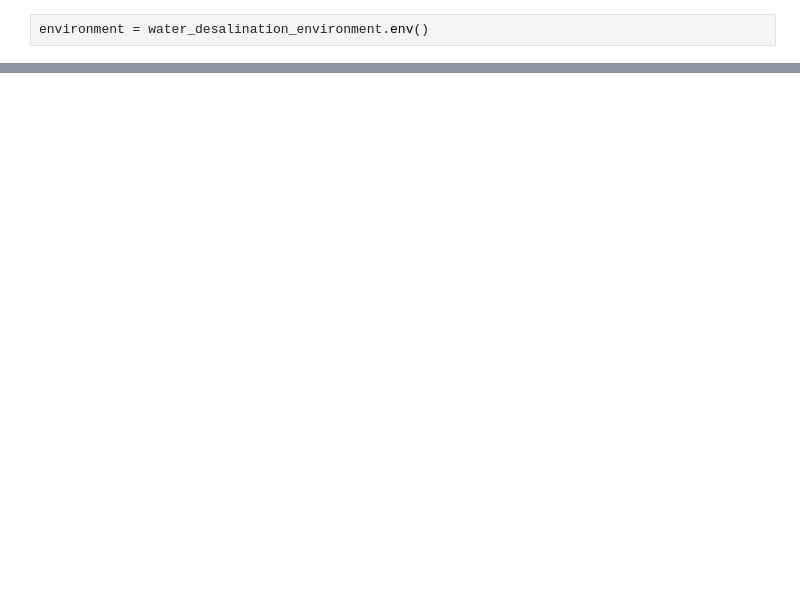
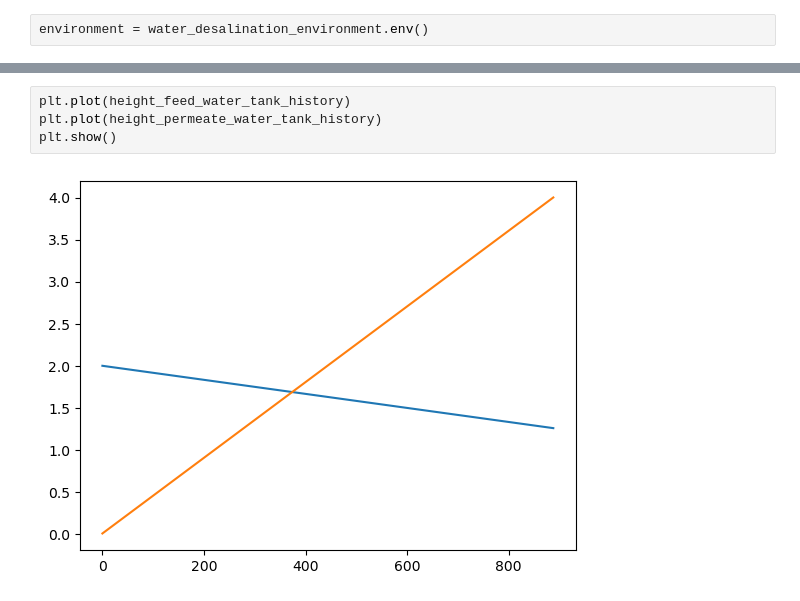
Before and after one commit to Mario-16180/water_desalination, a Jupyter notebook: testing.ipynb, the cells around one changed output, grey strips where cells are left out. Cells and saved outputs as stored; diff of their text form; blank space fills up the shorter version.

```diff
--- a/testing.ipynb
+++ b/testing.ipynb
@@ -20,0 +42,6 @@ Box([-4.8000002e+00 -3.4028235e+38 -4.1887903e-01 -3.4028235e+38], [4.8000002e+0
+# %%
+plt.plot(height_feed_water_tank_history)
+plt.plot(height_permeate_water_tank_history)
+plt.show()
+# %% [output]
+[figure, added]
```
Also changed, not shown: parts of 11 cells of this notebook, 1 other file.
